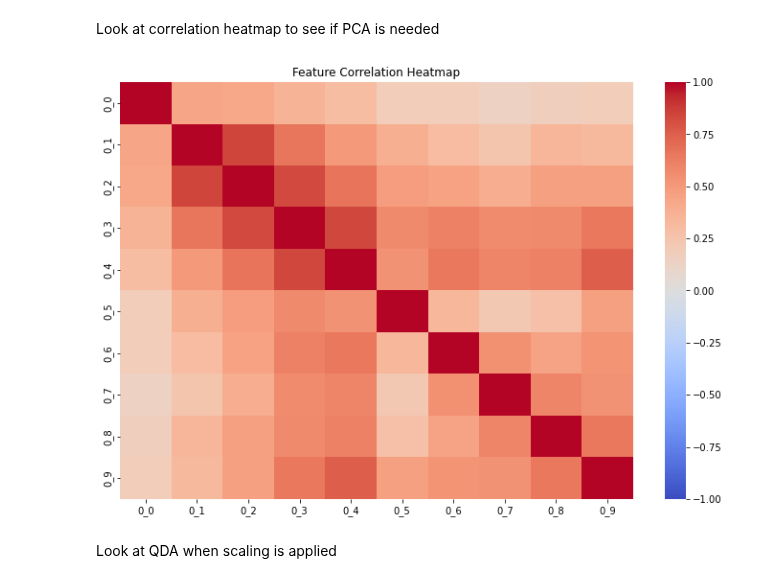
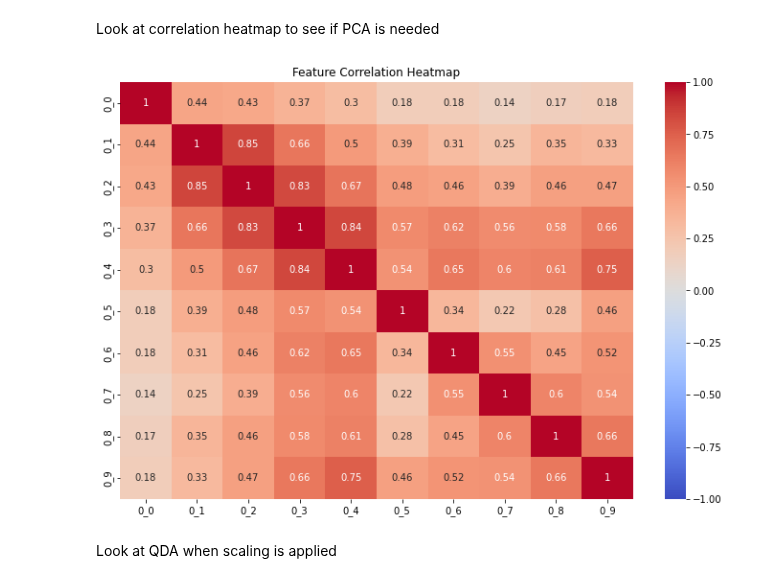
Before and after one commit to mjmklep/Machine-Learning-Group-8, a Jupyter notebook: assignment_ecg_qda.ipynb, the cells around one changed output. Cells and saved outputs as stored; diff of their text form; code cells hidden in the pictures.

Commit message:
feature correlation map

```diff
--- a/assignment_ecg_qda.ipynb
+++ b/assignment_ecg_qda.ipynb
@@ -66,13 +66,13 @@ Look at correlation heatmap to see if PCA is needed
 # %%
 # Compute correlation matrix
 correlation_matrix = X_train.corr()
 
 plt.figure(figsize=(12, 8))
-sns.heatmap(correlation_matrix.iloc[:10, :10], cmap="coolwarm", center=0, vmin=-1, vmax=1)
+sns.heatmap(correlation_matrix.iloc[:10, :10], cmap="coolwarm", center=0, vmin=-1, vmax=1, annot=True)
 plt.title("Feature Correlation Heatmap")
 plt.show()
 # %% [output]
-[figure, old version]
+[figure, new version]
 # %% [markdown]
 Look at QDA when scaling is applied
 # %%
```
Also changed, not shown: parts of 1 cell of this notebook.
